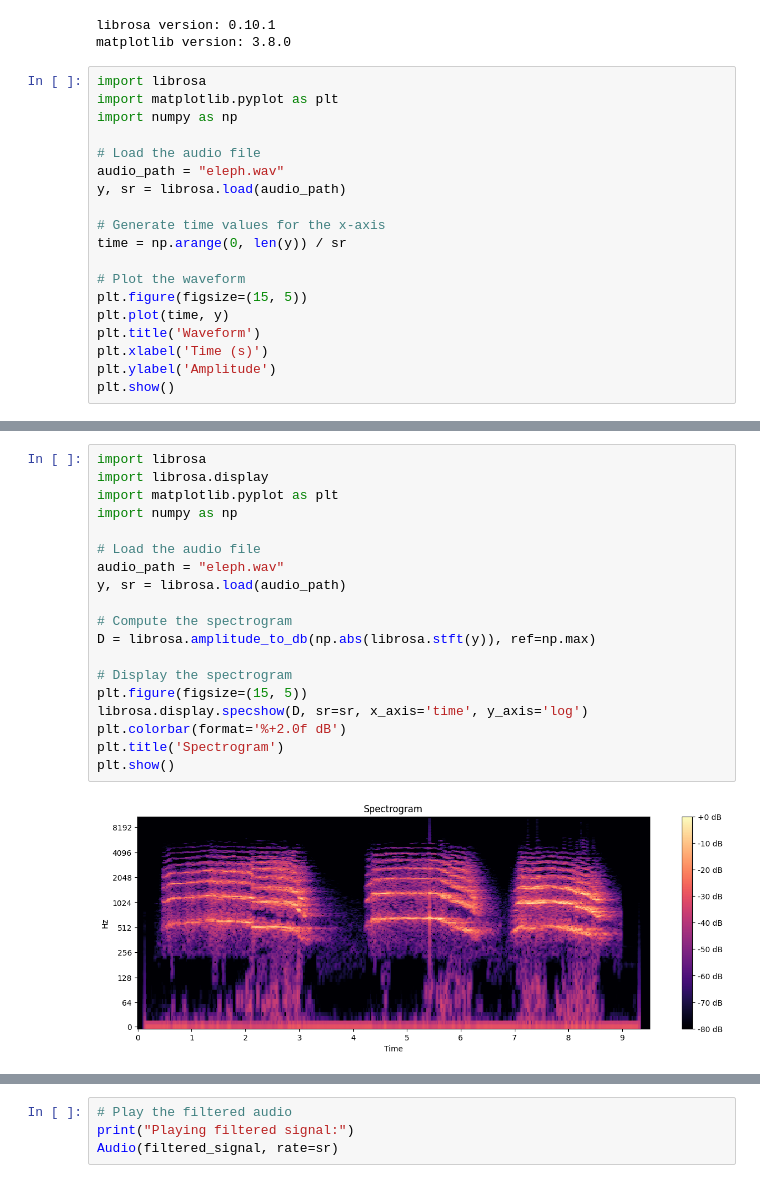
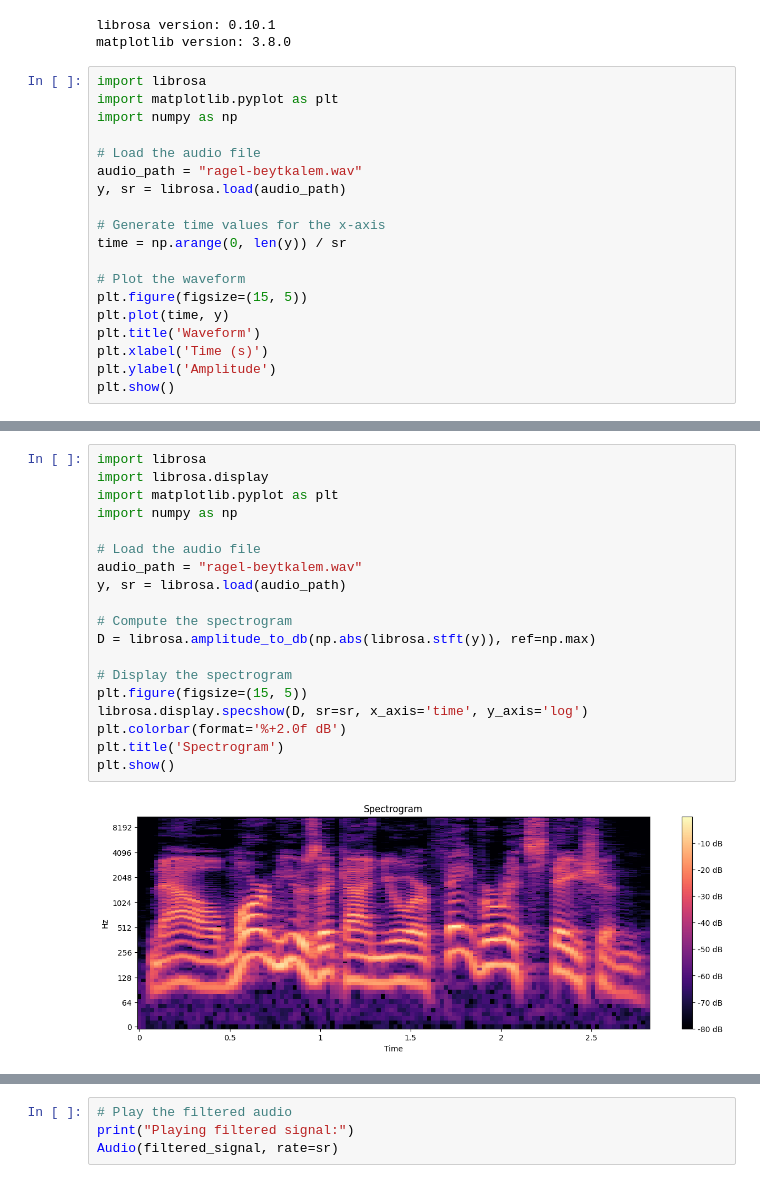
Before and after one commit to AliBadran716/Signal_equilizer, a Jupyter notebook: SoundAnalyzer.ipynb, the cells around one changed output, grey strips where cells are left out. Cells and saved outputs as stored; diff of their text form.

```diff
--- a/SoundAnalyzer.ipynb
+++ b/SoundAnalyzer.ipynb
@@ -13,7 +13,7 @@ import matplotlib.pyplot as plt
 import numpy as np
 
 # Load the audio file
-audio_path = "eleph.wav"
+audio_path = "ragel-beytkalem.wav"
 y, sr = librosa.load(audio_path)
 
 # Generate time values for the x-axis
@@ -31,24 +31,24 @@ plt.show()
 # %%
 import librosa
 import librosa.display
 import matplotlib.pyplot as plt
 import numpy as np
 
 # Load the audio file
-audio_path = "eleph.wav"
+audio_path = "ragel-beytkalem.wav"
 y, sr = librosa.load(audio_path)
 
 # Compute the spectrogram
 D = librosa.amplitude_to_db(np.abs(librosa.stft(y)), ref=np.max)
 
 # Display the spectrogram
 plt.figure(figsize=(15, 5))
 librosa.display.specshow(D, sr=sr, x_axis='time', y_axis='log')
 plt.colorbar(format='%+2.0f dB')
 plt.title('Spectrogram')
 plt.show()
 # %% [output]
-[figure, old version]
+[figure, new version]
 # %%
 from scipy.signal import find_peaks
 
```
Also changed, not shown: parts of 5 cells of this notebook, 3 other files.
